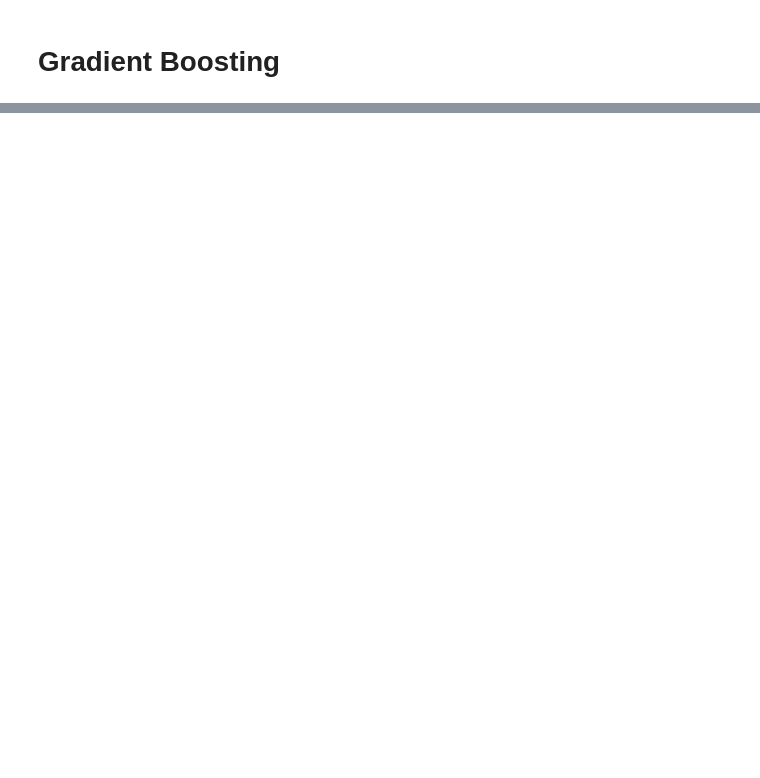
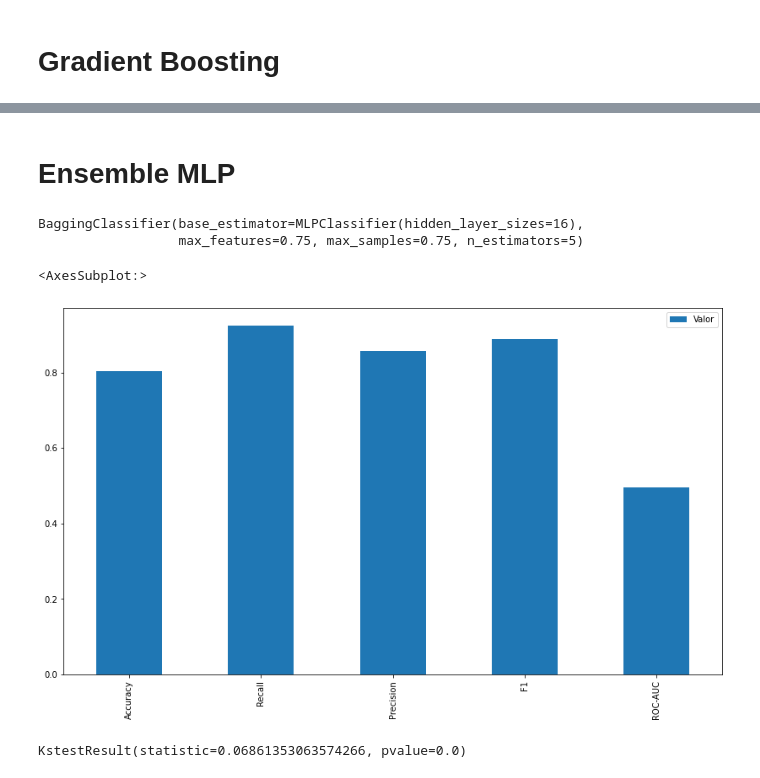
Before and after one commit to vserraa/redes-neurais, a Jupyter notebook: projeto/projeto-modelos.ipynb, the cells around one changed output, grey strips where cells are left out. Drawn from its saved outputs; the diff is of its cells as text; code cells hidden in the pictures; blank space fills up the shorter version.

Commit message:
ensemble mlp 1; saved models

```diff
--- a/projeto/projeto-modelos.ipynb
+++ b/projeto/projeto-modelos.ipynb
@@ -79,0 +82,2 @@ metrics_df.plot(kind='bar',figsize=(14,8))
+# %% [markdown]
+# Ensemble MLP
@@ -79,0 +87,29 @@ metrics_df.plot(kind='bar',figsize=(14,8))
+# %%
+baggingClassifier = BaggingClassifier(
+    base_estimator = MLPClassifier(hidden_layer_sizes = (16)),
+    max_samples = 0.75,
+    max_features = 0.75,
+    n_estimators = 5
+)
+# %%
+baggingClassifier.fit(X_train, y_train)
+# %% [output]
+BaggingClassifier(base_estimator=MLPClassifier(hidden_layer_sizes=16),
+                  max_features=0.75, max_samples=0.75, n_estimators=5)
+# %%
+y_pred = baggingClassifier.predict(X_test)
+# %%
+accuracy = accuracy_score(y_test, y_pred)
+recall = recall_score(y_test, y_pred)
+precision = precision_score(y_test, y_pred)
+f1 = f1_score(y_test, y_pred)
+roc = roc_auc_score(y_test, y_pred)
+# %%
+metrics_dict = {'Accuracy': accuracy, 'Recall': recall, 'Precision': precision, 'F1': f1, 'ROC-AUC': roc}
+
+metrics_df = pd.DataFrame(metrics_dict.items(), index = metrics_dict.keys(), columns=['Métrica', 'Valor'])
+
+metrics_df.plot(kind='bar',figsize=(14,8))
+# %% [output]
+<AxesSubplot:>
+[figure, added]
@@ -79,0 +118,4 @@ metrics_df.plot(kind='bar',figsize=(14,8))
+# %%
+ks_2samp(y_pred, y_test)
+# %% [output]
+KstestResult(statistic=0.06861353063574266, pvalue=0.0)
```
Also changed, not shown: parts of 18 cells of this notebook, 3 other files.
